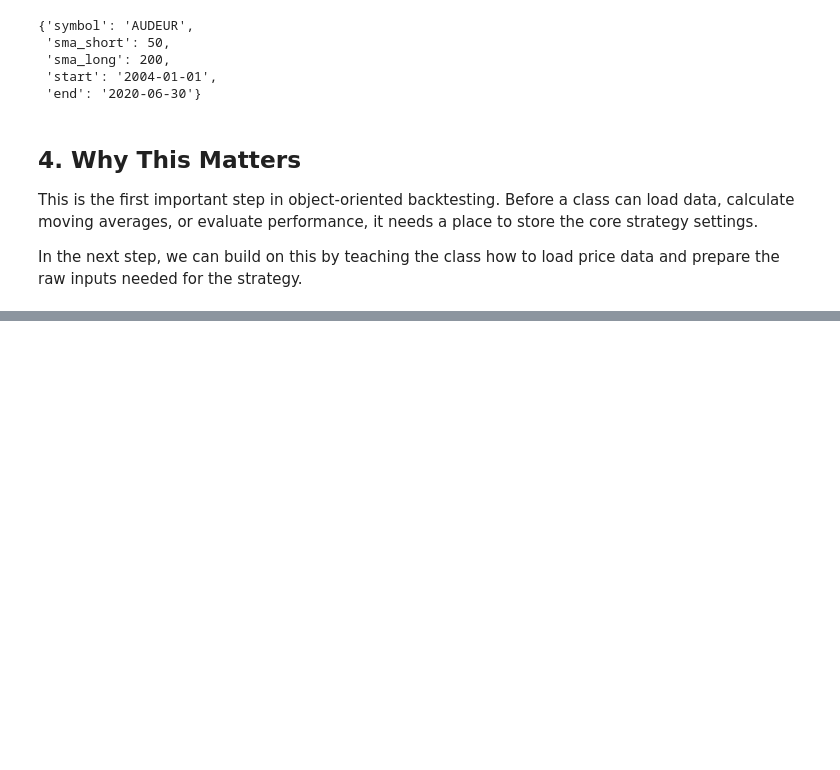
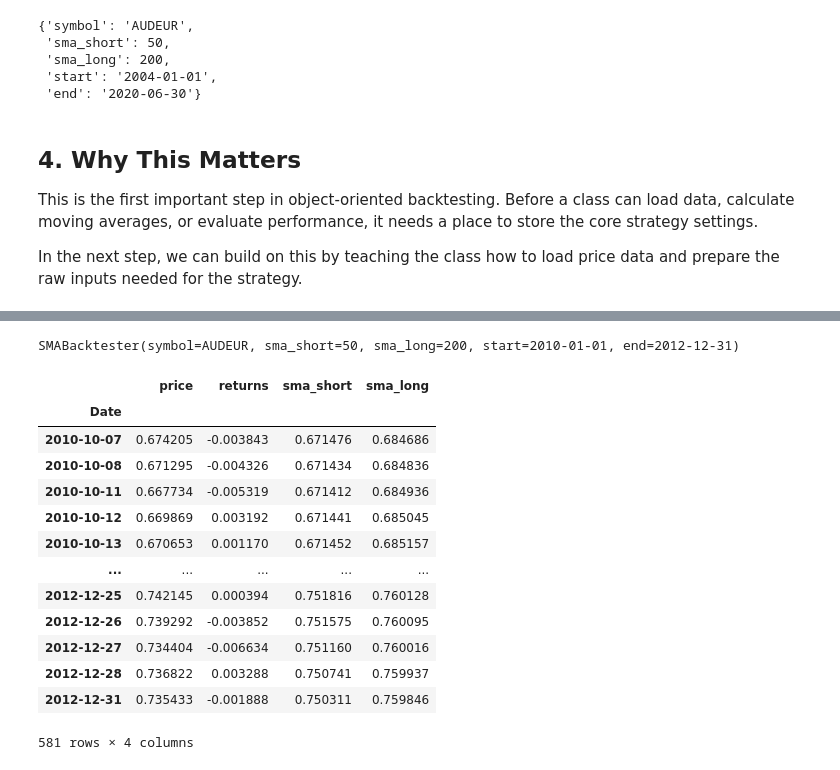
Before and after one commit to seanmayer/algo-trading-broker-testing, a Jupyter notebook: defining-back-testing-strategies/building_using_sma_backtester_class.ipynb, the cells around one changed output, grey strips where cells are left out. Drawn from its saved outputs; the diff is of its cells as text; code cells hidden in the pictures; blank space fills up the shorter version.

```diff
--- a/defining-back-testing-strategies/building_using_sma_backtester_class.ipynb
+++ b/defining-back-testing-strategies/building_using_sma_backtester_class.ipynb
@@ -457,0 +637,29 @@ In the next step, we can build on this by teaching the class how to load price d
+# %%
+tester = SMABacktester(
+    symbol="AUDEUR",
+    sma_short=50,
+    sma_long=200,
+    start="2010-01-01",
+    end="2012-12-31"
+)
+
+tester
+# %% [output]
+SMABacktester(symbol=AUDEUR, sma_short=50, sma_long=200, start=2010-01-01, end=2012-12-31)
+# %%
+tester.get_data()
+# %% [output]
+|  | price | returns | sma_short | sma_long |
+| Date |  |  |  |  |
+| 2010-10-07 | 0.674205 | -0.003843 | 0.671476 | 0.684686 |
+| 2010-10-08 | 0.671295 | -0.004326 | 0.671434 | 0.684836 |
+| 2010-10-11 | 0.667734 | -0.005319 | 0.671412 | 0.684936 |
+| 2010-10-12 | 0.669869 | 0.003192 | 0.671441 | 0.685045 |
+| 2010-10-13 | 0.670653 | 0.001170 | 0.671452 | 0.685157 |
+| ... | ... | ... | ... | ... |
+| 2012-12-25 | 0.742145 | 0.000394 | 0.751816 | 0.760128 |
+| 2012-12-26 | 0.739292 | -0.003852 | 0.751575 | 0.760095 |
+| 2012-12-27 | 0.734404 | -0.006634 | 0.751160 | 0.760016 |
+| 2012-12-28 | 0.736822 | 0.003288 | 0.750741 | 0.759937 |
+| 2012-12-31 | 0.735433 | -0.001888 | 0.750311 | 0.759846 |
+581 rows × 4 columns
```
Also changed, not shown: parts of 25 cells of this notebook.
